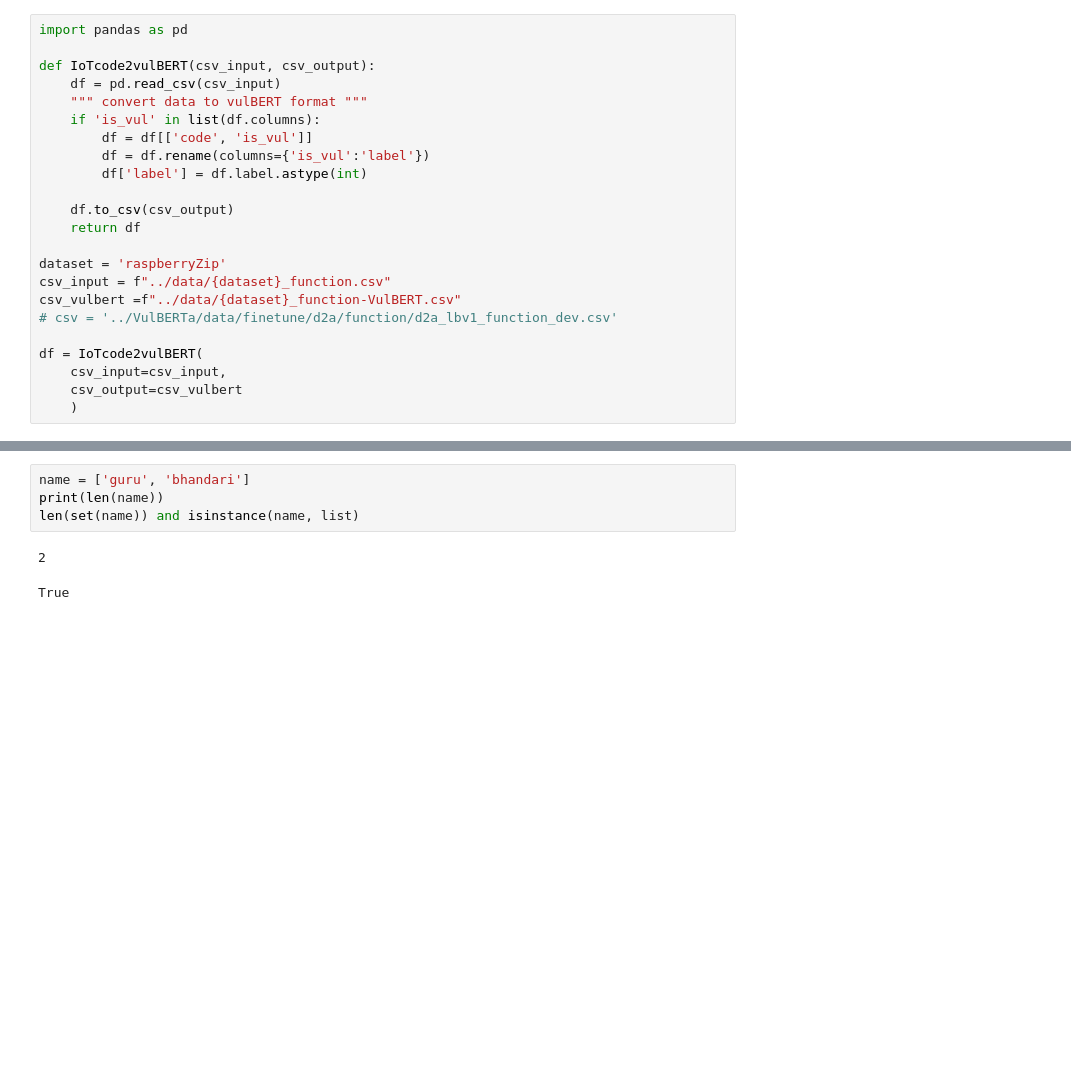
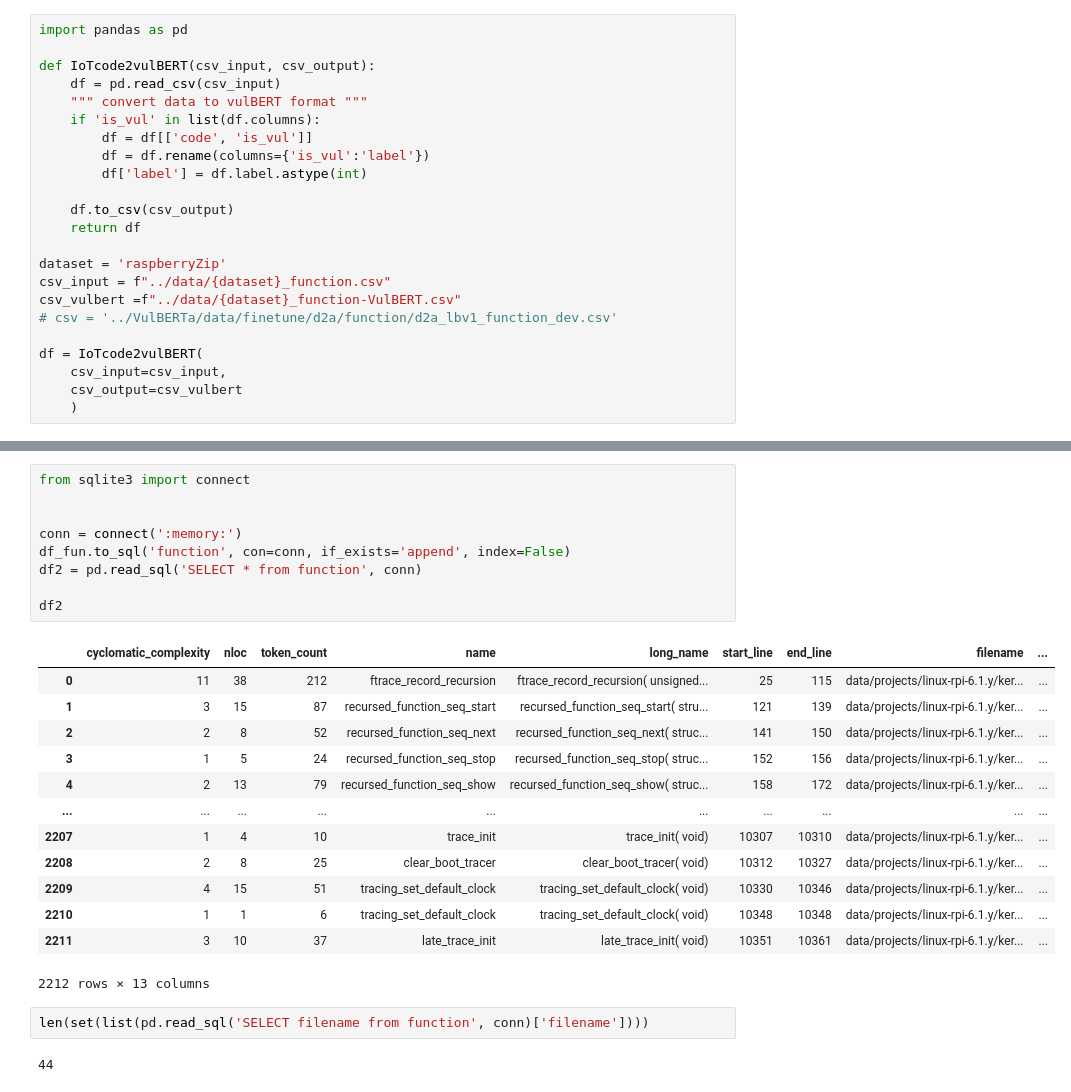
Before and after one commit to SmartSecLab/IoTvulCode, a Jupyter notebook: notebooks/preprocess_IoTcode.ipynb, the cells around one changed output, grey strips where cells are left out. Saved outputs shown, nothing was run; the diff lists cells and outputs as text; blank space fills up the shorter version.

Commit message:
changed data format from pandas to sqlite3

```diff
--- a/notebooks/preprocess_IoTcode.ipynb
+++ b/notebooks/preprocess_IoTcode.ipynb
@@ -119,7 +96,27 @@ str(df_fun[df_fun.cwe=="['CWE-120', 'CWE-120, CWE-20']"]['filename'])
-# %%
-name = ['guru', 'bhandari']
-print(len(name))
-len(set(name)) and isinstance(name, list)
-# %% [output]
-2
-True
+# %%
+from sqlite3 import connect
+
+
+conn = connect(':memory:')
+df_fun.to_sql('function', con=conn, if_exists='append', index=False)
+df2 = pd.read_sql('SELECT * from function', conn)
+
+df2
+# %% [output]
+|  | cyclomatic_complexity | nloc | token_count | name | long_name | start_line | end_line | filename | ... |
+| 0 | 11 | 38 | 212 | ftrace_record_recursion | ftrace_record_recursion( unsigned... | 25 | 115 | data/projects/linux-rpi-6.1.y/ker... | ... |
+| 1 | 3 | 15 | 87 | recursed_function_seq_start | recursed_function_seq_start( stru... | 121 | 139 | data/projects/linux-rpi-6.1.y/ker... | ... |
+| 2 | 2 | 8 | 52 | recursed_function_seq_next | recursed_function_seq_next( struc... | 141 | 150 | data/projects/linux-rpi-6.1.y/ker... | ... |
+| 3 | 1 | 5 | 24 | recursed_function_seq_stop | recursed_function_seq_stop( struc... | 152 | 156 | data/projects/linux-rpi-6.1.y/ker... | ... |
+| 4 | 2 | 13 | 79 | recursed_function_seq_show | recursed_function_seq_show( struc... | 158 | 172 | data/projects/linux-rpi-6.1.y/ker... | ... |
+| ... | ... | ... | ... | ... | ... | ... | ... | ... | ... |
+| 2207 | 1 | 4 | 10 | trace_init | trace_init( void) | 10307 | 10310 | data/projects/linux-rpi-6.1.y/ker... | ... |
+| 2208 | 2 | 8 | 25 | clear_boot_tracer | clear_boot_tracer( void) | 10312 | 10327 | data/projects/linux-rpi-6.1.y/ker... | ... |
+| 2209 | 4 | 15 | 51 | tracing_set_default_clock | tracing_set_default_clock( void) | 10330 | 10346 | data/projects/linux-rpi-6.1.y/ker... | ... |
+| 2210 | 1 | 1 | 6 | tracing_set_default_clock | tracing_set_default_clock( void) | 10348 | 10348 | data/projects/linux-rpi-6.1.y/ker... | ... |
+| 2211 | 3 | 10 | 37 | late_trace_init | late_trace_init( void) | 10351 | 10361 | data/projects/linux-rpi-6.1.y/ker... | ... |
+2212 rows × 13 columns
+# %%
+len(set(list(pd.read_sql('SELECT filename from function', conn)['filename'])))
+# %% [output]
+44
```
Also changed, not shown: parts of 16 cells of this notebook, 5 other files.
